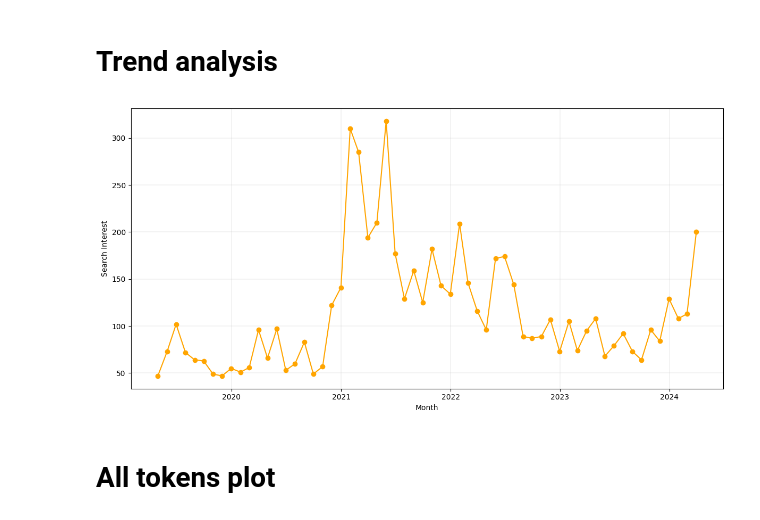
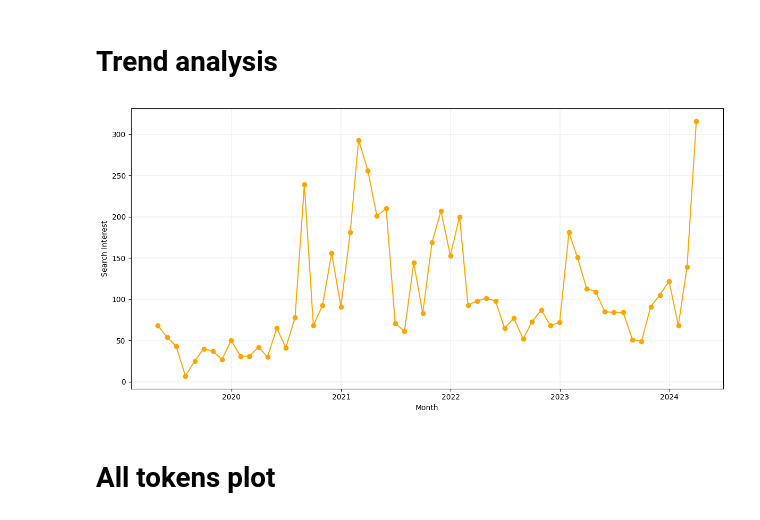
Before and after one commit to hugomoura10/Google_trends_analysis_prediction, a Jupyter notebook: context_analysis.ipynb, the cells around one changed output. Cells and saved outputs as stored; diff of their text form; code cells hidden in the pictures.

```diff
--- a/context_analysis.ipynb
+++ b/context_analysis.ipynb
@@ -33,4 +33,5 @@ def read_trend_csv(csv_path):
 
     return df_monthly
 
-#df_monthly = read_trend_csv('Google Trends Data Challenge Datasets/trends/ethereum.csv')
+df_monthly = read_trend_csv('Google Trends Data Challenge Datasets/trends/ocean protocol.csv')
+print(df_monthly)
@@ -73,10 +92,10 @@ plot_token_graph(df)
 # %% [markdown]
 # Trend analysis
 # %%
-df_monthly = read_trend_csv('Google Trends Data Challenge Datasets/trends/bitcoin.csv')
+df_monthly = read_trend_csv('Google Trends Data Challenge Datasets/trends/ocean protocol.csv')
 plot_trend_graph(df_monthly)
 # %% [output]
-[figure, old version]
+[figure, new version]
 # %% [markdown]
 # All tokens plot
 # %%
```
Also changed, not shown: parts of 1 cell of this notebook, 21 other files.
